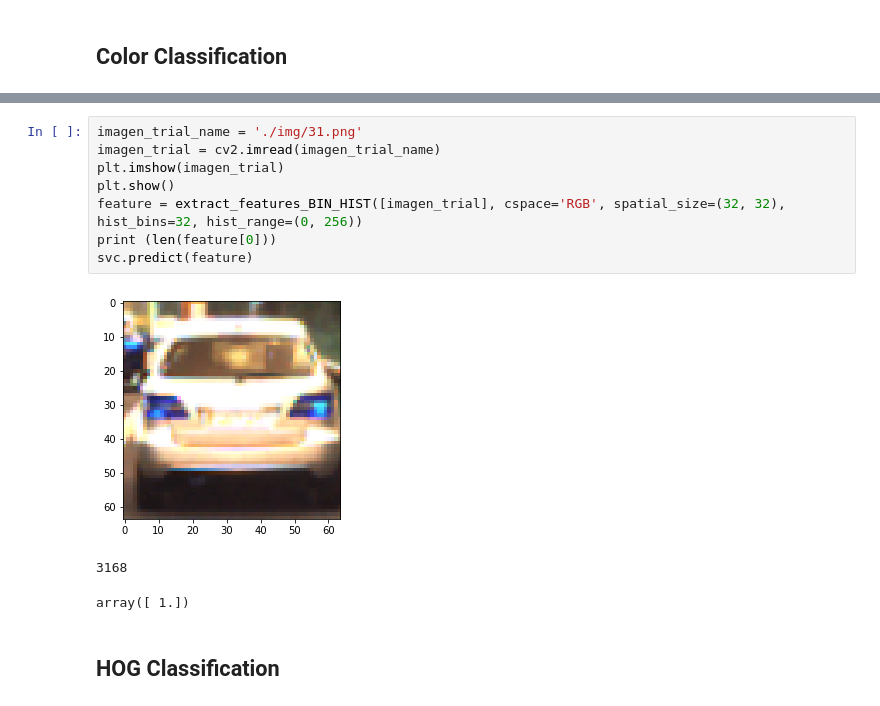
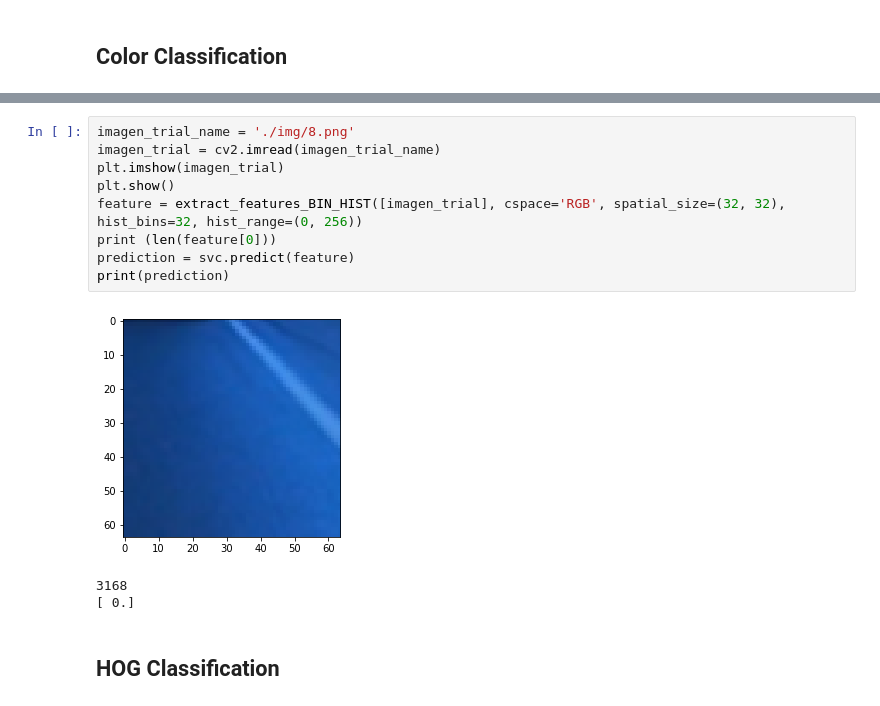
Before and after one commit to rbtluisenriquerbt/vehicletrackndetection, a Jupyter notebook: Manual Vehicle Tracking Detection.ipynb, the cells around one changed output, grey strips where cells are left out. Cells and saved outputs as stored; diff of their text form.

```diff
--- a/Manual Vehicle Tracking Detection.ipynb
+++ b/Manual Vehicle Tracking Detection.ipynb
@@ -374,15 +374,16 @@ For labels:  [ 1.  1.  0.  0.  0.  0.  1.  1.  1.  0.]
 # %%
-imagen_trial_name = './img/31.png'
+imagen_trial_name = './img/8.png'
 imagen_trial = cv2.imread(imagen_trial_name)
 plt.imshow(imagen_trial)
 plt.show()
 feature = extract_features_BIN_HIST([imagen_trial], cspace='RGB', spatial_size=(32, 32), hist_bins=32, hist_range=(0, 256))
 print (len(feature[0]))
-svc.predict(feature)
+prediction = svc.predict(feature)
+print(prediction)
 # %% [output]
-[figure, old version]
+[figure, new version]
 3168
+[ 0.]
-array([ 1.])
 # %% [markdown]
 ## HOG Classification
 # %%
```
Also changed, not shown: parts of 21 cells of this notebook.
